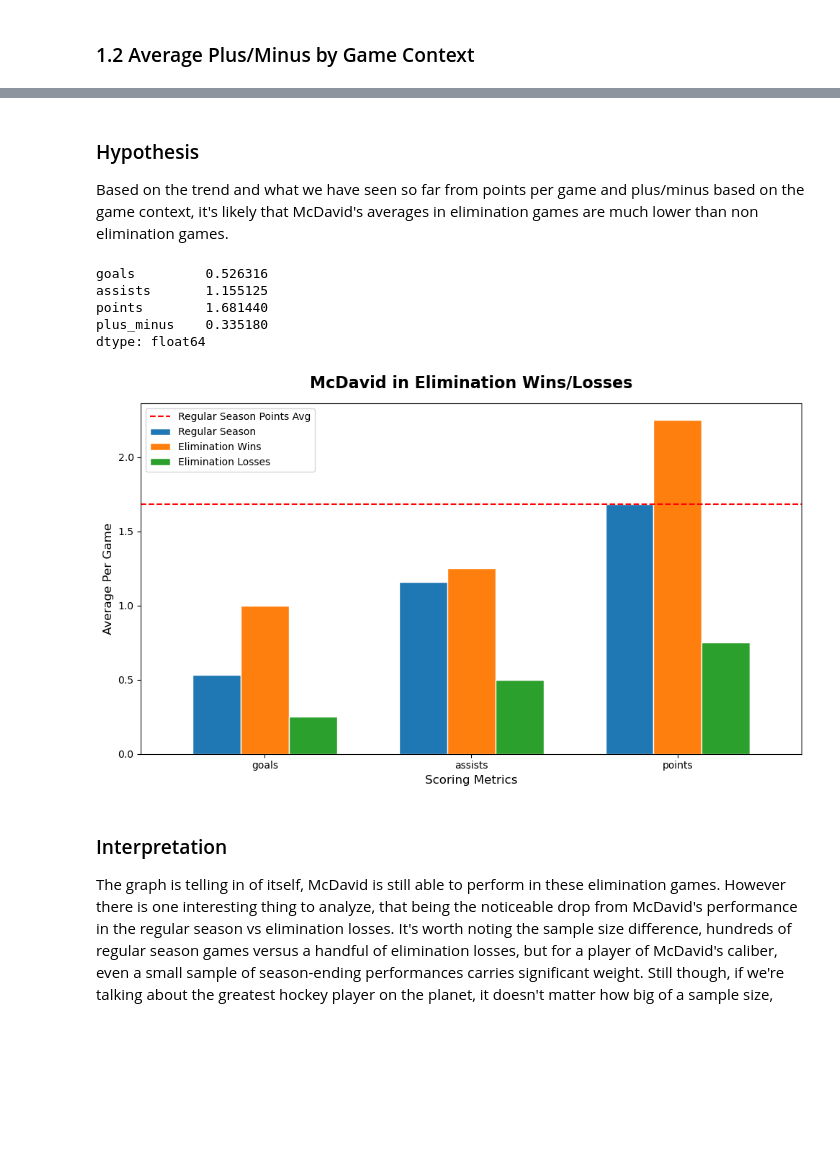
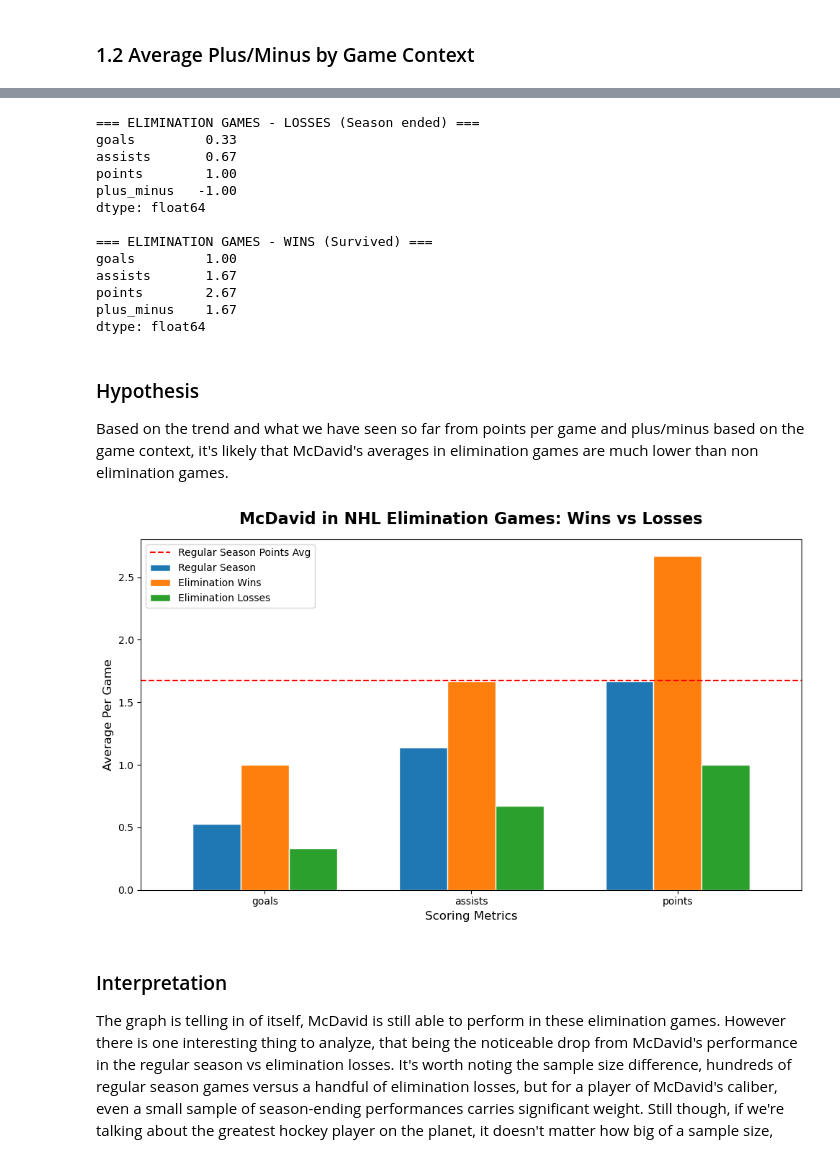
Before and after one commit to KylanHuynh7/Variance97, a Jupyter notebook: notebooks/01_data_loading_and_exploration.ipynb, the cells around one changed output, grey strips where cells are left out. Cells and saved outputs as stored; diff of their text form; code cells hidden in the pictures; blank space fills up the shorter version.

```diff
--- a/notebooks/01_data_loading_and_exploration.ipynb
+++ b/notebooks/01_data_loading_and_exploration.ipynb
@@ -159,14 +159,18 @@ elimination_game_dates = [
     '2024-06-15', '2024-06-18', '2024-06-21', '2024-06-24',
     # 2025 - vs Florida
     '2025-06-17',
-    # Four Nations Face off Final
-    '2025-02-20',
-    # Winter Olympics Final
-    '2026-02-22'
 ]
 
 mcdavid_df['date'] = pd.to_datetime(mcdavid_df['date'])
 mcdavid_df['is_elimination_game'] = mcdavid_df['date'].dt.strftime('%Y-%m-%d').isin(elimination_game_dates)
 
-elimination_df = mcdavid_df[mcdavid_df['is_elimination_game'] == True]
-non_elimination_df = mcdavid_df[mcdavid_df['is_elimination_game'] == False]
+
+# Act 1 - NHL only elimination games
+nhl_elimination_df = nhl_df[nhl_df['is_elimination_game'] == True]
+nhl_non_elimination_df = nhl_df[nhl_df['is_elimination_game'] == False]
+
+print("=== ELIMINATION GAMES ===")
+print(nhl_elimination_df[['goals', 'assists', 'points', 'plus_minus']].mean().round(2))
+print()
+print("=== NON ELIMINATION GAMES ===")
+print(nhl_non_elimination_df[['goals', 'assists', 'points', 'plus_minus']].mean().round(2))
@@ -173,44 +191,55 @@ non_elimination_df = mcdavid_df[mcdavid_df['is_elimination_game'] == False]
+# %%
+print("=== ELIMINATION GAMES - LOSSES (Season ended) ===")
+print(nhl_elimination_df[nhl_elimination_df['result'] == 'L'][['goals', 'assists', 'points', 'plus_minus']].mean().round(2))
+print()
+print("=== ELIMINATION GAMES - WINS (Survived) ===")
+print(nhl_elimination_df[nhl_elimination_df['result'] == 'W'][['goals', 'assists', 'points', 'plus_minus']].mean().round(2))
+# %% [output]
+=== ELIMINATION GAMES - LOSSES (Season ended) ===
+goals         0.33
+assists       0.67
+points        1.00
+plus_minus   -1.00
+dtype: float64
+
+=== ELIMINATION GAMES - WINS (Survived) ===
+goals         1.00
+assists       1.67
+points        2.67
+plus_minus    1.67
+dtype: float64
 # %% [markdown]
 ### Hypothesis
 Based on the trend and what we have seen so far from points per game and plus/minus based on the game context, it's likely that McDavid's averages in elimination games are much lower than non elimination games.
-# %%
-elimination_df[['goals', 'assists', 'points', 'plus_minus']].mean()
-non_elimination_df[['goals', 'assists', 'points', 'plus_minus']].mean()
-# %% [output]
-goals         0.526316
-assists       1.155125
-points        1.681440
-plus_minus    0.335180
-dtype: float64
 # %%
-comparison_data = pd.DataFrame({
-    'Regular Season': non_elimination_df[['goals', 'assists', 'points']].mean().round(2),
-    'Elimination Wins': elimination_df[elimination_df['result'] == 'W'][['goals', 'assists', 'points']].mean().round(2),
-    'Elimination Losses': elimination_df[elimination_df['result'] == 'L'][['goals', 'assists', 'points']].mean().round(2)
+nhl_comparison_data = pd.DataFrame({
+    'Regular Season': nhl_non_elimination_df[['goals', 'assists', 'points']].mean().round(2),
+    'Elimination Wins': nhl_elimination_df[nhl_elimination_df['result'] == 'W'][['goals', 'assists', 'points']].mean().round(2),
+    'Elimination Losses': nhl_elimination_df[nhl_elimination_df['result'] == 'L'][['goals', 'assists', 'points']].mean().round(2)
 })
 
 fig, ax = plt.subplots(figsize=(10, 6))
 
-comparison_data.plot(
+nhl_comparison_data.plot(
     kind='bar',
     ax=ax,
     edgecolor='white',
     width=0.7
 )
 
-ax.set_title('McDavid in Elimination Wins/Losses', fontsize=16, fontweight='bold', pad=15)
+ax.set_title('McDavid in NHL Elimination Games: Wins vs Losses', fontsize=16, fontweight='bold', pad=15)
 ax.set_xlabel('Scoring Metrics', fontsize=12)
 ax.set_ylabel('Average Per Game', fontsize=12)
 ax.tick_params(axis='x', rotation=0)
-ax.axhline(y=non_elimination_df['points'].mean(),
+ax.axhline(y=nhl_non_elimination_df['points'].mean(),
            color='red', linestyle='--', linewidth=1.5,
            label='Regular Season Points Avg')
 ax.legend(fontsize=10)
 
 plt.tight_layout()
 plt.show()
 # %% [output]
-[figure, old version]
+[figure, new version]
 # %% [markdown]
 ### Interpretation
 The graph is telling in of itself, McDavid is still able to perform in these elimination games. However there is one interesting thing to analyze, that being the noticeable drop from McDavid's
```
Also changed, not shown: parts of 22 cells of this notebook.
